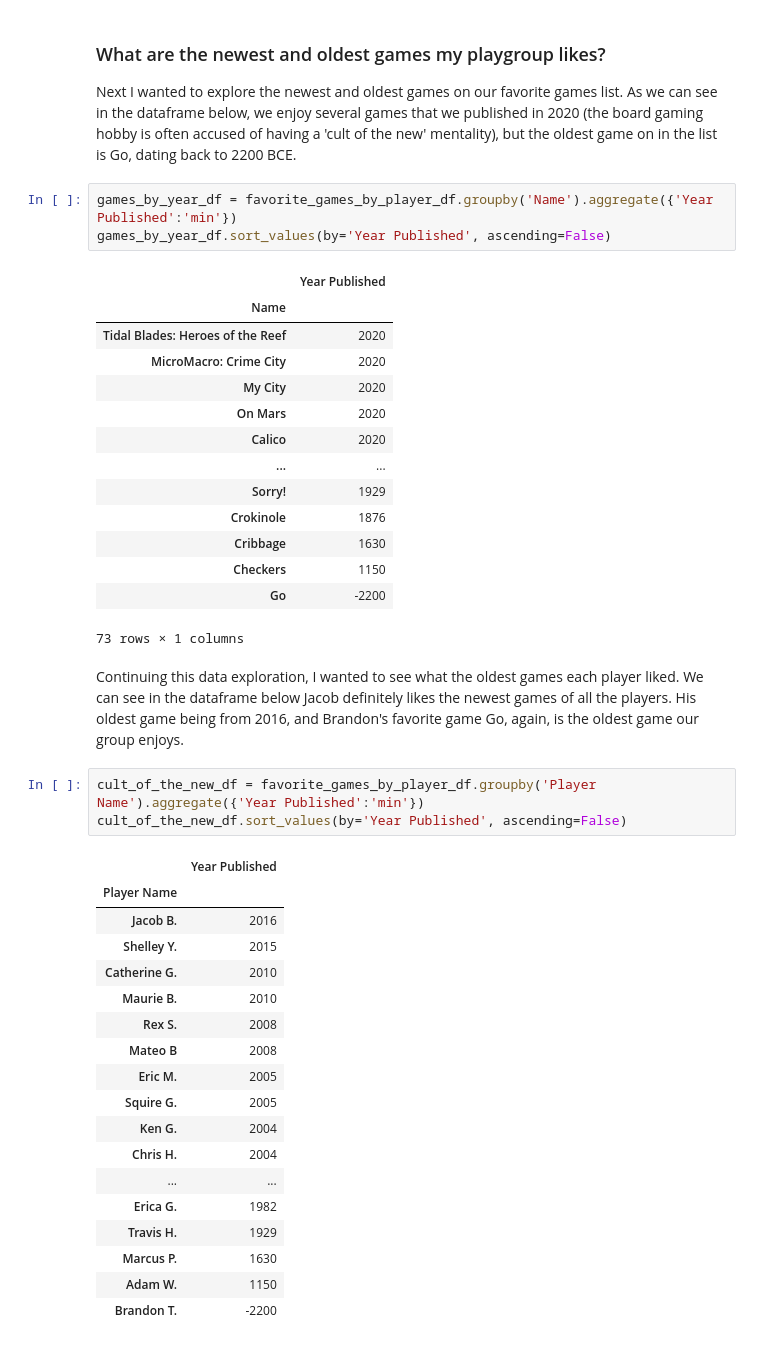
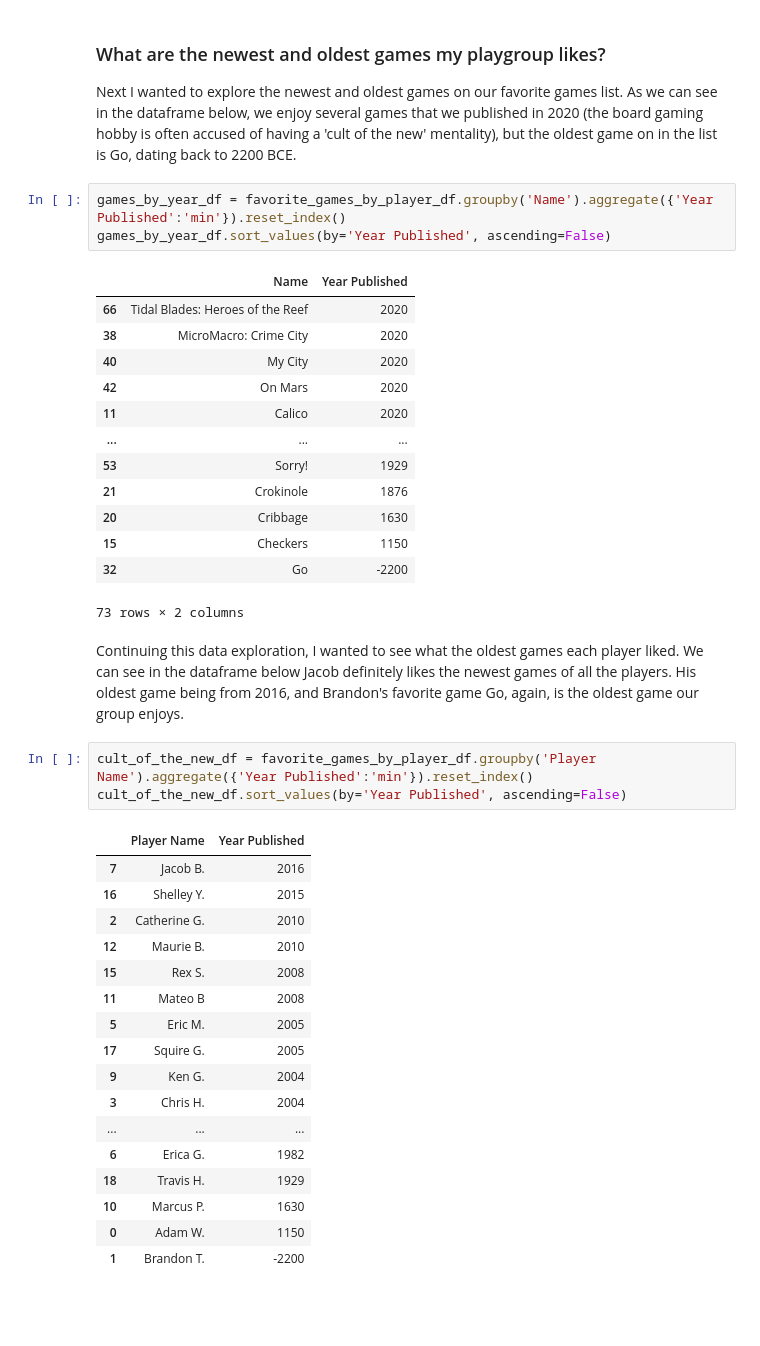
Before and after one commit to SquireGreene/CodeYou---Board-Game-Project, a Jupyter notebook: DataInvestigation.ipynb, the cells around one changed output. Cells and saved outputs as stored; diff of their text form; blank space fills up the shorter version.

```diff
--- a/DataInvestigation.ipynb
+++ b/DataInvestigation.ipynb
@@ -143,44 +108,42 @@ plt.show()
 
 Next I wanted to explore the newest and oldest games on our favorite games list. As we can see in the dataframe below, we enjoy several games that we published in 2020 (the board gaming hobby is often accused of having a 'cult of the new' mentality), but the oldest game on in the list is Go, dating back to 2200 BCE.
 # %%
-games_by_year_df = favorite_games_by_player_df.groupby('Name').aggregate({'Year Published':'min'})
+games_by_year_df = favorite_games_by_player_df.groupby('Name').aggregate({'Year Published':'min'}).reset_index()
 games_by_year_df.sort_values(by='Year Published', ascending=False)
 # %% [output]
-|  | Year Published |
-| Name |  |
-| Tidal Blades: Heroes of the Reef | 2020 |
-| MicroMacro: Crime City | 2020 |
-| My City | 2020 |
-| On Mars | 2020 |
-| Calico | 2020 |
-| ... | ... |
-| Sorry! | 1929 |
-| Crokinole | 1876 |
-| Cribbage | 1630 |
-| Checkers | 1150 |
-| Go | -2200 |
+|  | Name | Year Published |
+| 66 | Tidal Blades: Heroes of the Reef | 2020 |
+| 38 | MicroMacro: Crime City | 2020 |
+| 40 | My City | 2020 |
+| 42 | On Mars | 2020 |
+| 11 | Calico | 2020 |
+| ... | ... | ... |
+| 53 | Sorry! | 1929 |
+| 21 | Crokinole | 1876 |
+| 20 | Cribbage | 1630 |
+| 15 | Checkers | 1150 |
+| 32 | Go | -2200 |
-73 rows × 1 columns
+73 rows × 2 columns
 # %% [markdown]
 Continuing this data exploration, I wanted to see what the oldest games each player liked. We can see in the dataframe below Jacob definitely likes the newest games of all the players. His oldest game being from 2016, and Brandon's favorite game Go, again, is the oldest game our group enjoys.
 # %%
-cult_of_the_new_df = favorite_games_by_player_df.groupby('Player Name').aggregate({'Year Published':'min'})
+cult_of_the_new_df = favorite_games_by_player_df.groupby('Player Name').aggregate({'Year Published':'min'}).reset_index()
 cult_of_the_new_df.sort_values(by='Year Published', ascending=False)
 # %% [output]
-|  | Year Published |
-| Player Name |  |
-| Jacob B. | 2016 |
-| Shelley Y. | 2015 |
-| Catherine G. | 2010 |
-| Maurie B. | 2010 |
-| Rex S. | 2008 |
-| Mateo B | 2008 |
-| Eric M. | 2005 |
-| Squire G. | 2005 |
-| Ken G. | 2004 |
-| Chris H. | 2004 |
-| ... | ... |
-| Erica G. | 1982 |
-| Travis H. | 1929 |
-| Marcus P. | 1630 |
-| Adam W. | 1150 |
-| Brandon T. | -2200 |
+|  | Player Name | Year Published |
+| 7 | Jacob B. | 2016 |
+| 16 | Shelley Y. | 2015 |
+| 2 | Catherine G. | 2010 |
+| 12 | Maurie B. | 2010 |
+| 15 | Rex S. | 2008 |
+| 11 | Mateo B | 2008 |
+| 5 | Eric M. | 2005 |
+| 17 | Squire G. | 2005 |
+| 9 | Ken G. | 2004 |
+| 3 | Chris H. | 2004 |
+| ... | ... | ... |
+| 6 | Erica G. | 1982 |
+| 18 | Travis H. | 1929 |
+| 10 | Marcus P. | 1630 |
+| 0 | Adam W. | 1150 |
+| 1 | Brandon T. | -2200 |
```
Also changed, not shown: parts of 21 cells of this notebook, 3 other files.
